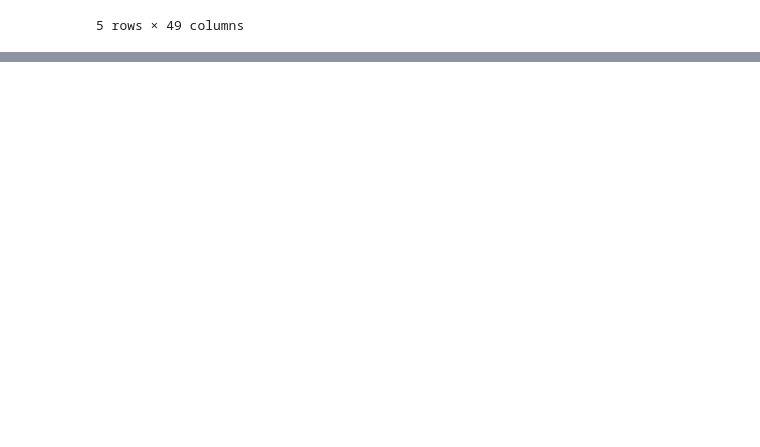
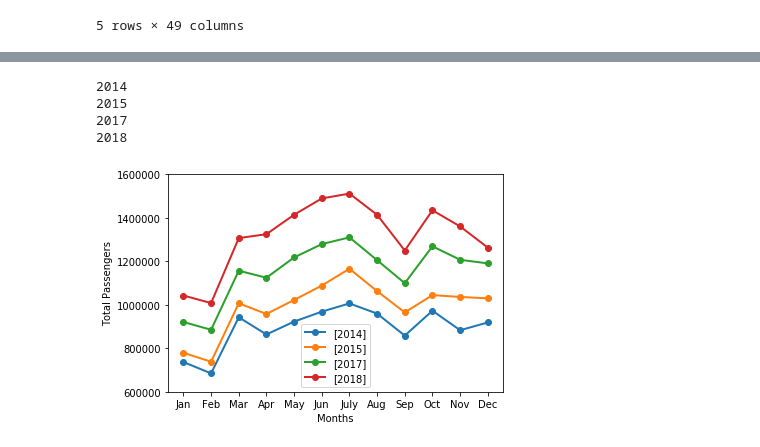
Before and after one commit to cletusajim/Project1-SXSW-Analysis, a Jupyter notebook: Airlinedata.ipynb, the cells around one changed output, grey strips where cells are left out. Cells and saved outputs as stored; diff of their text form; code cells hidden in the pictures; blank space fills up the shorter version.

```diff
--- a/Airlinedata.ipynb
+++ b/Airlinedata.ipynb
@@ -36,0 +166,23 @@ clean_airline_data_df
+# %%
+grouped_year_month = complete_year_data.groupby(['Year', 'Month #'])
+total_total_passengers = grouped_year_month["Total Passengers"].sum()
+# %%
+total_total_passengers = total_total_passengers.reset_index()
+# %%
+# c = c[c['Year']!=2016]
+years = total_total_passengers['Year'].unique()
+
+for year in years:
+    print(year)
+    year_over_year_totalpass = total_total_passengers[total_total_passengers['Year']==year]
+    plt.plot(Months, year_over_year_totalpass['Total Passengers'], label=[year], linewidth=2, marker="o")
+    plt.legend(loc = "best")
+    plt.ylim(600000, 1600000)
+    plt.xlabel("Months")
+    plt.ylabel("Total Passengers")
+# %% [output]
+2014
+2015
+2017
+2018
+[figure, added]
```
Also changed, not shown: parts of 14 cells of this notebook, 1 other file.
